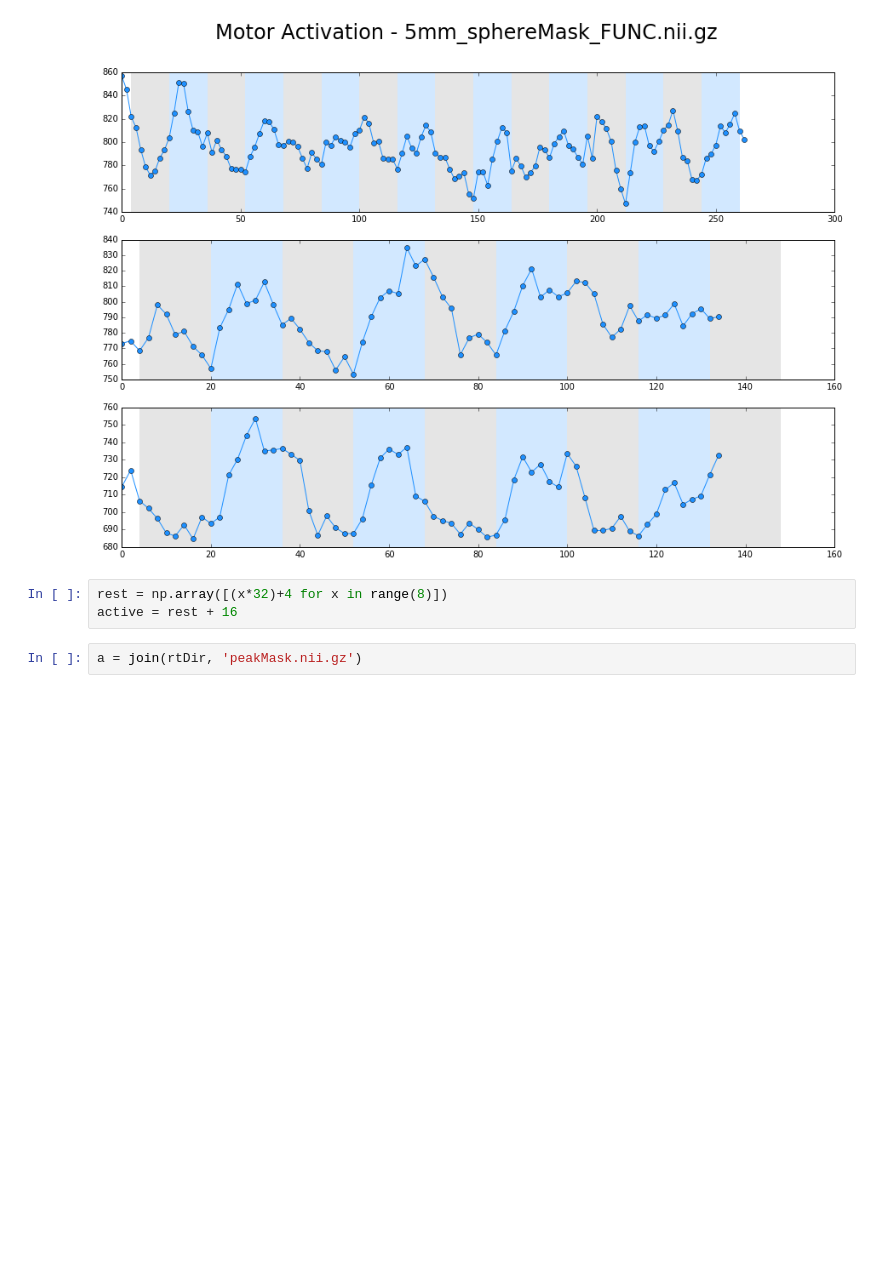
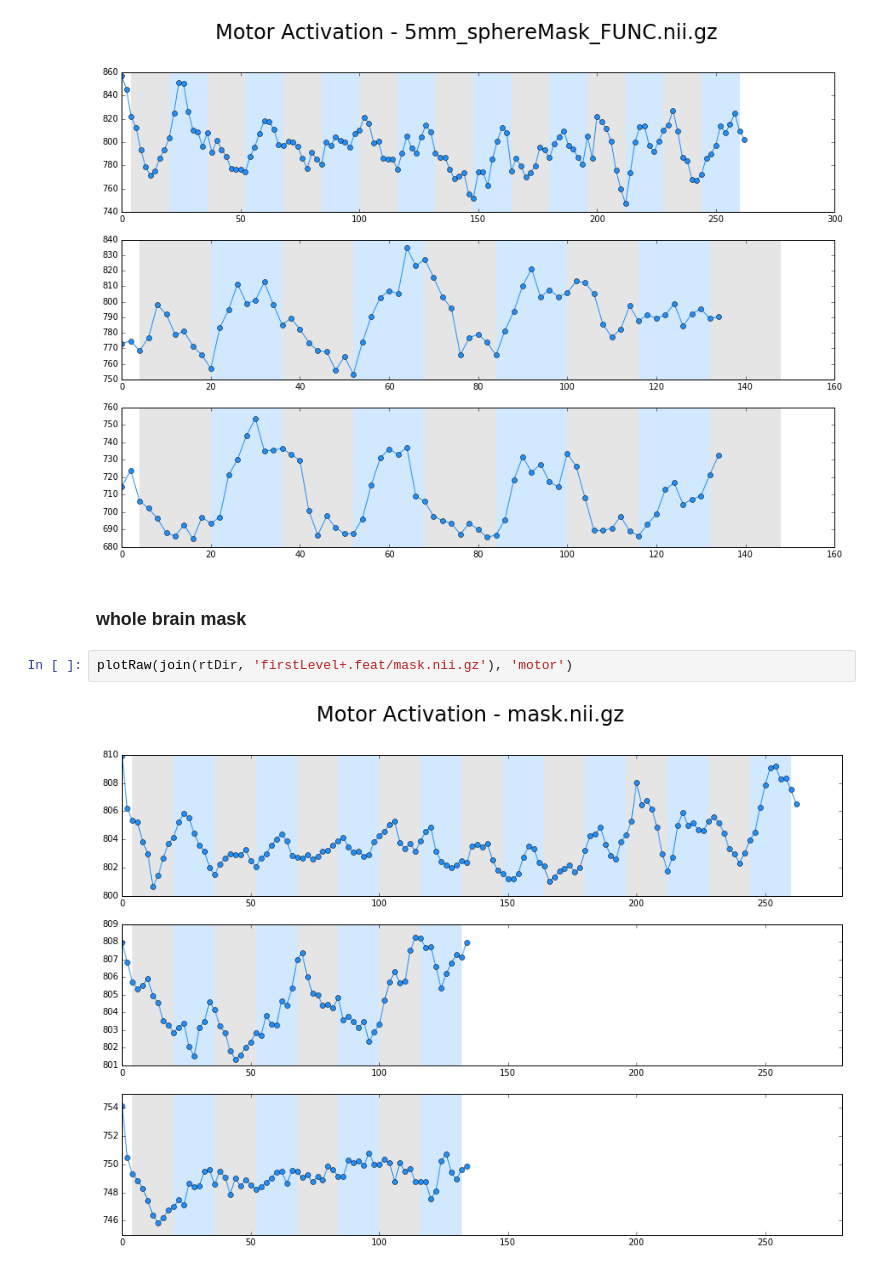
Before and after one commit to jeffmacinnes/b2b, a Jupyter notebook: analysis/pilot2/pilot2_analyses.ipynb, the cells around one changed output. Saved outputs shown, nothing was run; the diff lists cells and outputs as text; blank space fills up the shorter version.

```diff
--- a/analysis/pilot2/pilot2_analyses.ipynb
+++ b/analysis/pilot2/pilot2_analyses.ipynb
@@ -109,8 +116,9 @@ plotRaw(join(rtDir, 'peakMask.nii.gz'), 'motor')
 plotRaw(join(rtDir, '5mm_sphereMask_FUNC.nii.gz'), 'motor')
 # %% [output]
 [figure]
-# %%
-rest = np.array([(x*32)+4 for x in range(8)])
-active = rest + 16
+# %% [markdown]
+### whole brain mask
 # %%
-a = join(rtDir, 'peakMask.nii.gz')
+plotRaw(join(rtDir, 'firstLevel+.feat/mask.nii.gz'), 'motor')
+# %% [output]
+[figure, added]
```
Also changed, not shown: parts of 15 cells of this notebook.
